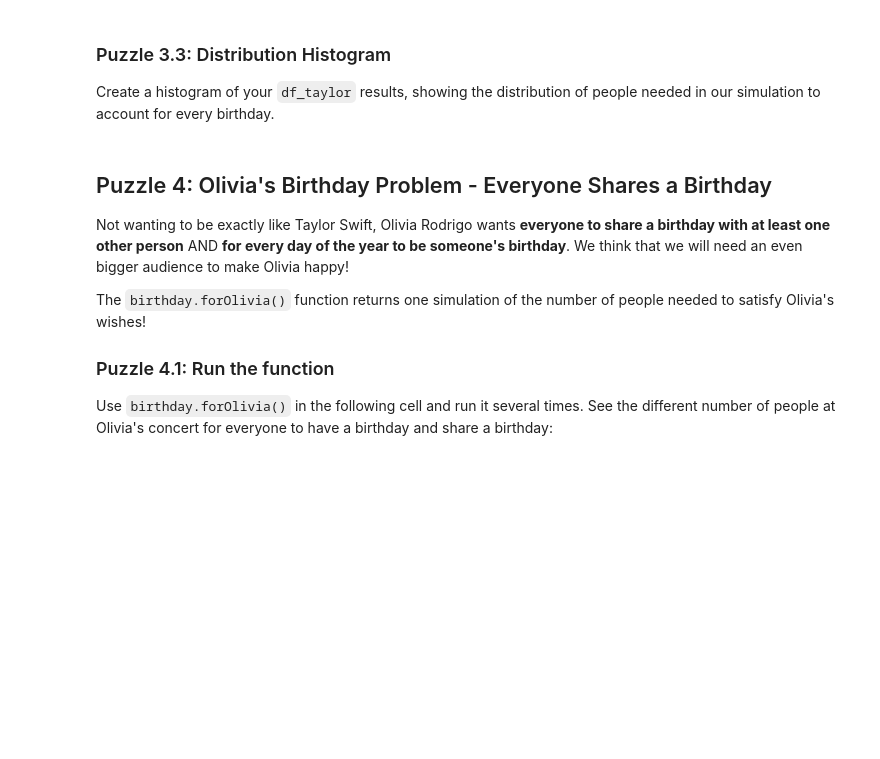
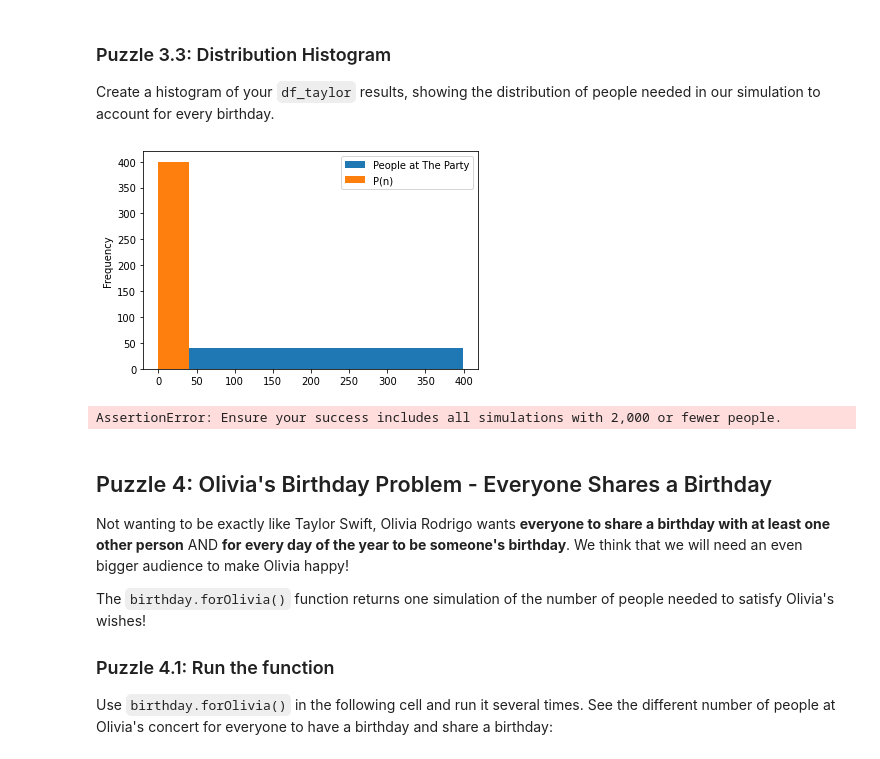
Before and after one commit to evelyn1342/Stat107, a Jupyter notebook: lab_birthday/lab_birthday.ipynb, the cells around one changed output. Drawn from its saved outputs; the diff is of its cells as text; code cells hidden in the pictures; blank space fills up the shorter version.

```diff
--- a/lab_birthday/lab_birthday.ipynb
+++ b/lab_birthday/lab_birthday.ipynb
@@ -260,5 +312,5 @@ Just like in Puzzle 1, the `birthday` library has a function for you to create a
 
 Use `birthday.sharedBirthday_DataFrame(n)` to create a DataFrame of birthdays for up to **400** people in the same room and output it below:
 # %%
-df = ...
+df = birthday.sharedBirthday_DataFrame(400)
 df
@@ -318,3 +428,13 @@ Create a histogram of your `df_taylor` results, showing the distribution of peop
+# %%
+# Create a histogram:
+df.plot.hist()
+import birthday
+birthday.forTaylor()
+df_taylor = birthday.forTaylor_DataFrame(1000)
+df_success = birthday.forTaylor_DataFrame(2000)
+p_everyBirthday = birthday.forTaylor_DataFrame(2000)
+# %% [output]
+[figure, added]
 # %%
 ## == TEST CASES for Puzzle 3 ==
 # - This read-only cell contains test cases for your previous cell.
@@ -332,6 +452,8 @@ tada = "\N{PARTY POPPER}"
 print(f"{tada} All tests passed! {tada}")
 print()
 print("Great! You figured it out. Now go start inviting people!")
+# %% [output]
+AssertionError: Ensure your success includes all simulations with 2,000 or fewer people.
 # %% [markdown]
 ## Puzzle 4: Olivia's Birthday Problem - Everyone Shares a Birthday
 
```
Also changed, not shown: parts of 39 cells of this notebook.
